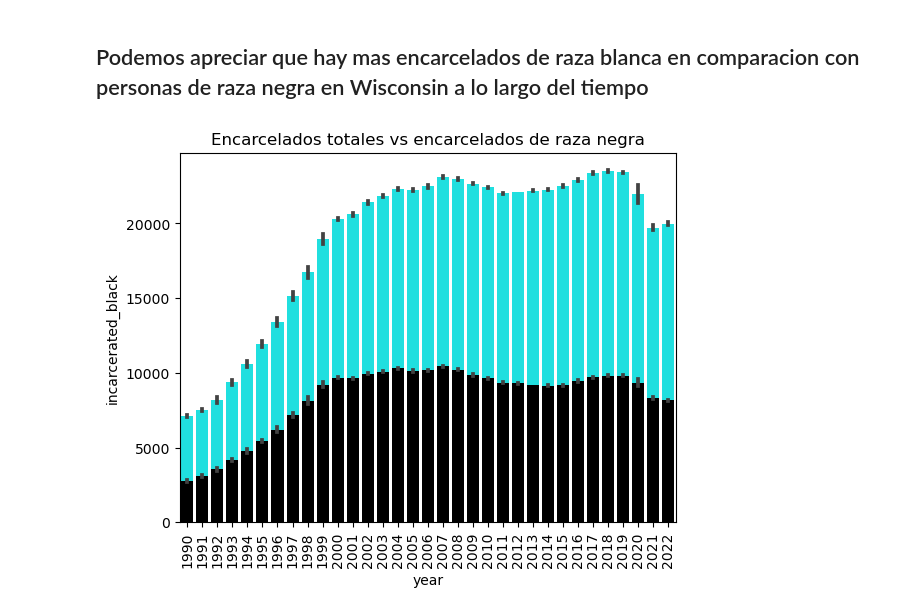
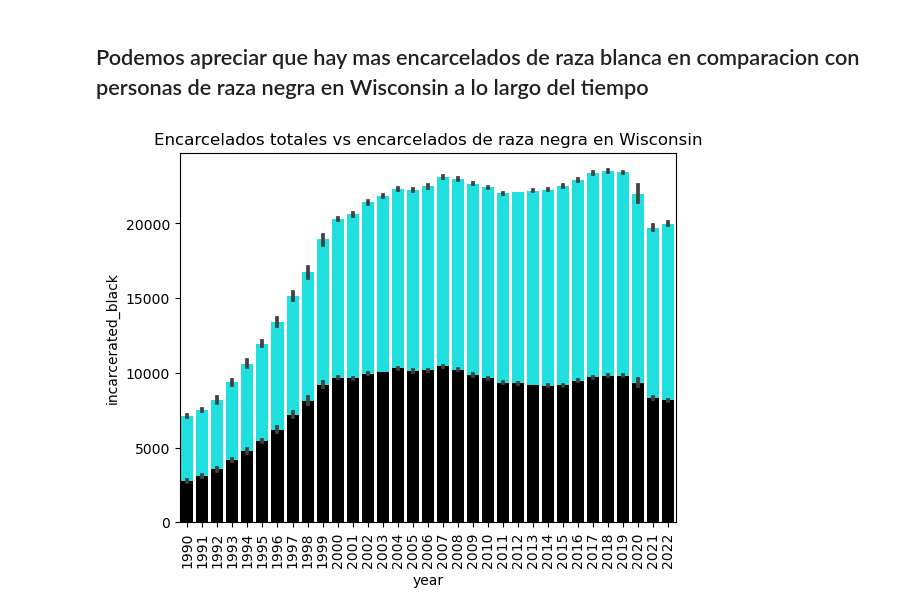
Before and after one commit to DataMasterBI/Prison_Population, a Jupyter notebook: EDA.ipynb, the cells around one changed output. Cells and saved outputs as stored; diff of their text form; code cells hidden in the pictures.

```diff
--- a/EDA.ipynb
+++ b/EDA.ipynb
@@ -231,8 +231,8 @@ rate_white_wis
 # %%
 sns.barplot(data=wis, x='year', y='incarcerated_total', color='cyan')
 sns.barplot(data=wis, x='year', y='incarcerated_black', color='black')
-plt.title('Encarcelados totales vs encarcelados de raza negra')
+plt.title('Encarcelados totales vs encarcelados de raza negra en Wisconsin')
 plt.xticks(rotation=90)
 plt.show()
 # %% [output]
-[figure, old version]
+[figure, new version]
```
Also changed, not shown: parts of 3 cells of this notebook.
